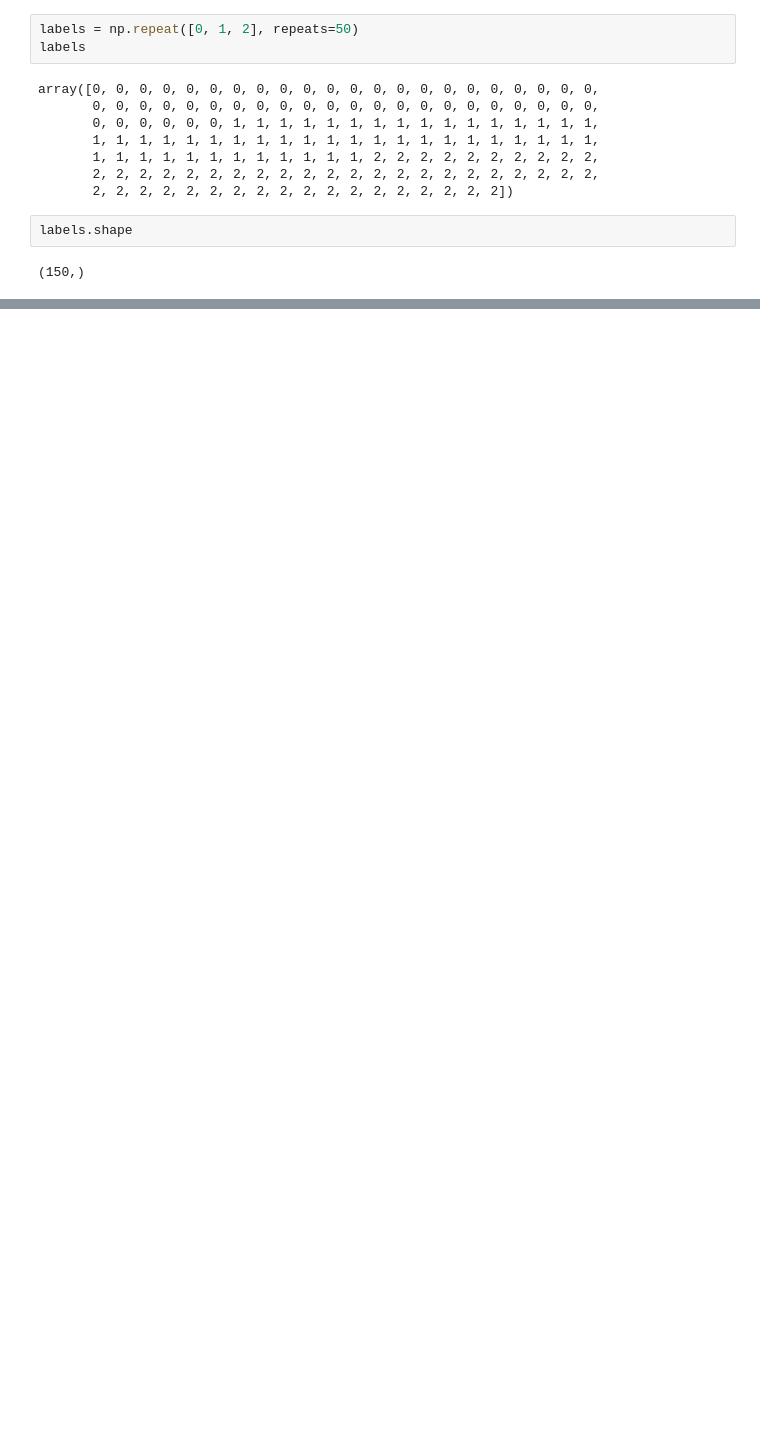
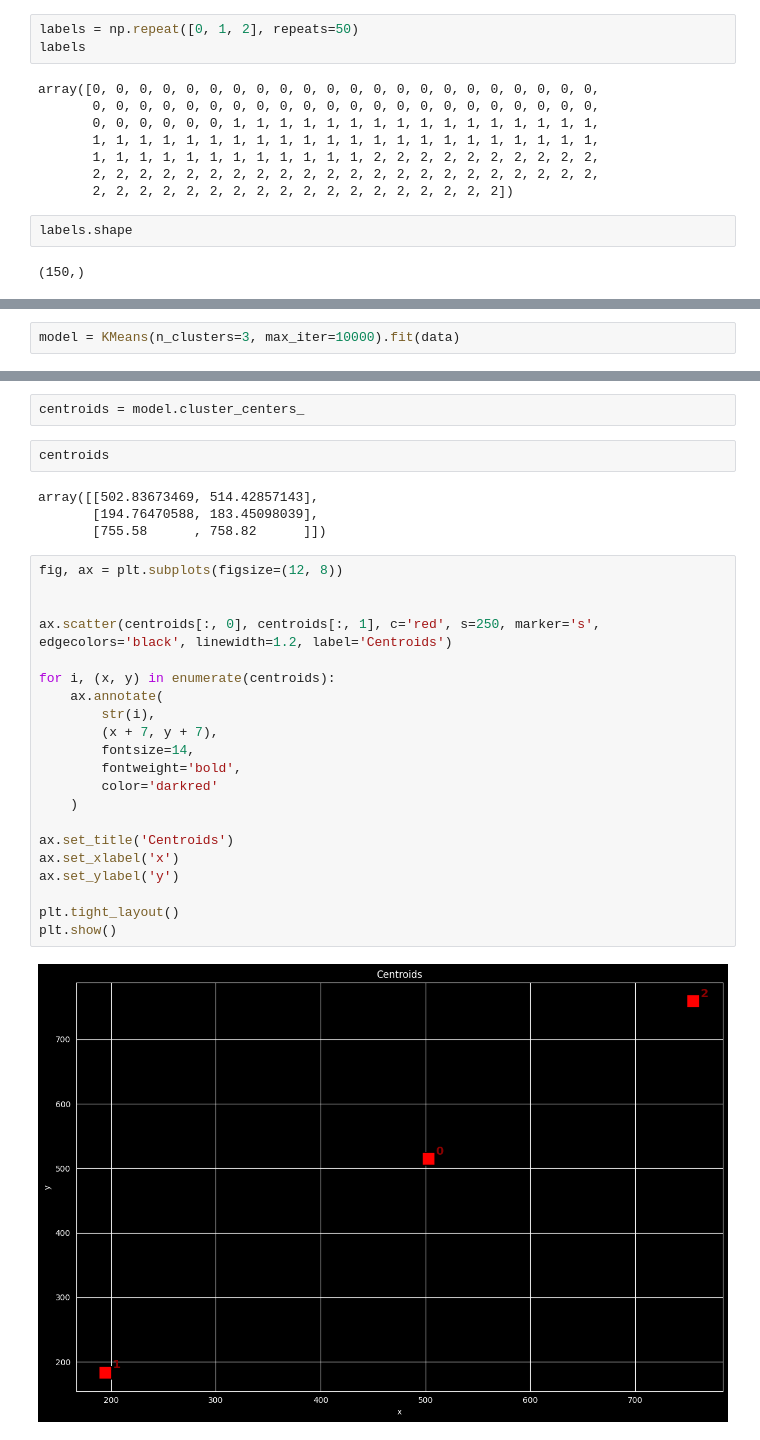
Before and after one commit to Kinetics20/Python_practice_sessions_05, a Jupyter notebook: data_science/simple_kmeans_clustering.ipynb, the cells around one changed output, grey strips where cells are left out. Cells and saved outputs as stored; diff of their text form; blank space fills up the shorter version.

Commit message:
simple kmeans clustering

```diff
--- a/data_science/simple_kmeans_clustering.ipynb
+++ b/data_science/simple_kmeans_clustering.ipynb
@@ -99,0 +101,2 @@ plt.show()
+# %%
+model = KMeans(n_clusters=3, max_iter=10000).fit(data)
@@ -99,0 +113,31 @@ plt.show()
+# %%
+centroids = model.cluster_centers_
+# %%
+centroids
+# %% [output]
+array([[502.83673469, 514.42857143],
+       [194.76470588, 183.45098039],
+       [755.58      , 758.82      ]])
+# %%
+fig, ax = plt.subplots(figsize=(12, 8))
+
+
+ax.scatter(centroids[:, 0], centroids[:, 1], c='red', s=250, marker='s', edgecolors='black', linewidth=1.2, label='Centroids')
+
+for i, (x, y) in enumerate(centroids):
+    ax.annotate(
+        str(i),
+        (x + 7, y + 7),
+        fontsize=14,
+        fontweight='bold',
+        color='darkred'
+    )
+
+ax.set_title('Centroids')
+ax.set_xlabel('x')
+ax.set_ylabel('y')
+
+plt.tight_layout()
+plt.show()
+# %% [output]
+[figure, added]
```
Also changed, not shown: parts of 17 cells of this notebook.
